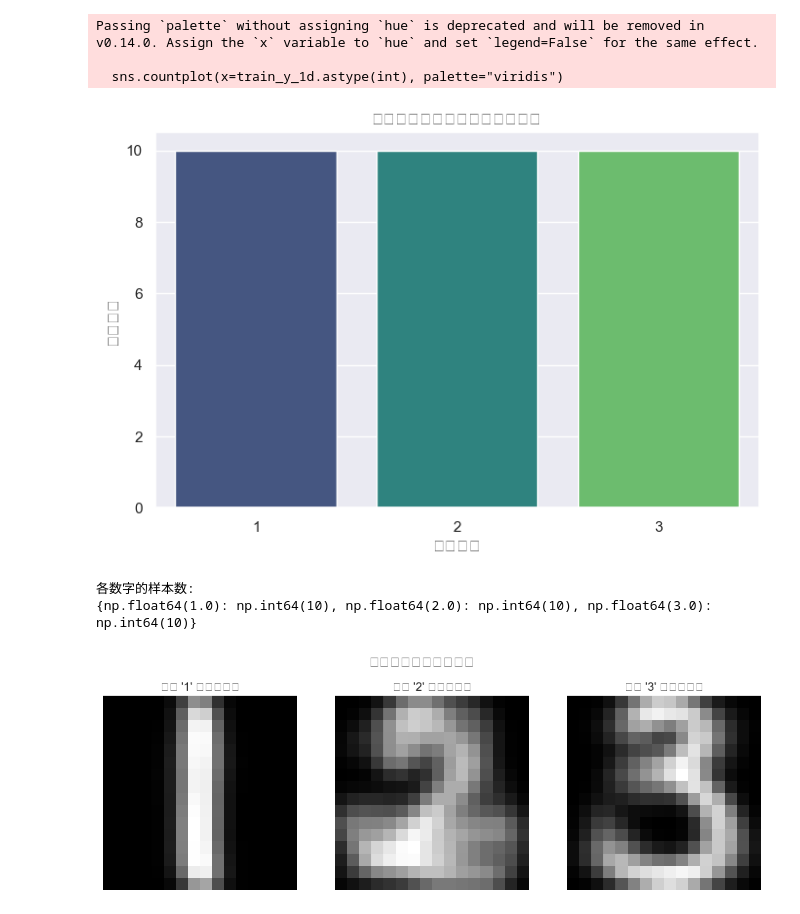
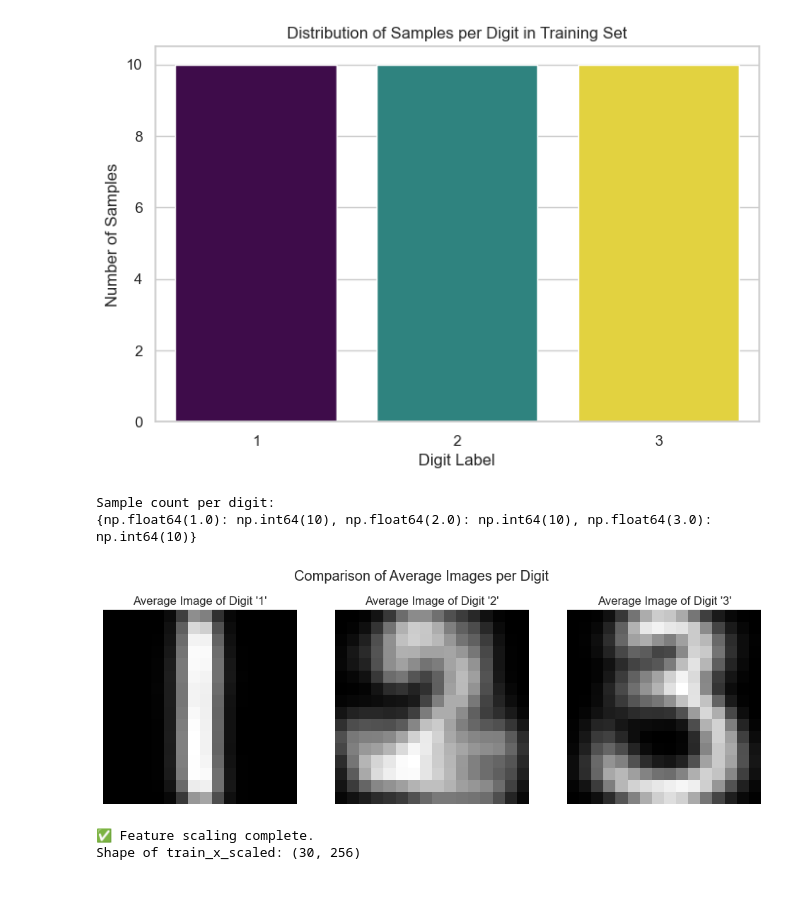
Before and after one commit to miaMAYUE/digi_rec_proj, a Jupyter notebook: test.ipynb, the cells around one changed output. Drawn from its saved outputs; the diff is of its cells as text; code cells hidden in the pictures.

```diff
--- a/test.ipynb
+++ b/test.ipynb
@@ -124,58 +123,70 @@ import seaborn as sns
 import numpy as np
 
 # 设置绘图风格
-sns.set(style="darkgrid")
+sns.set_theme(style="whitegrid")
 
 # 绘制条形图来显示每个标签的数量
 plt.figure(figsize=(8, 5)) # 设置画布大小
-sns.countplot(x=train_y_1d.astype(int), palette="viridis")
 
-plt.title("训练集中各数字的样本数量分布")
-plt.xlabel("数字标签")
-plt.ylabel("样本数量")
+data_to_plot = pd.DataFrame({'label': train_y_1d.astype(int)})
+sns.countplot(data=data_to_plot, x='label', hue='label', palette="viridis", legend=False)
+
+plt.title("Distribution of Samples per Digit in Training Set")
+plt.xlabel("Digit Label")
+plt.ylabel("Number of Samples")
 plt.show()
 
 # 也可以用 numpy 直接打印出具体的数字
 unique, counts = np.unique(train_y_1d, return_counts=True)
-print("各数字的样本数:")
+print("Sample count per digit:")
 print(dict(zip(unique, counts)))
 # %% [output]
+[figure, new version]
-Passing `palette` without assigning `hue` is deprecated and will be removed in v0.14.0. Assign the `x` variable to `hue` and set `legend=False` for the same effect.
-
-  sns.countplot(x=train_y_1d.astype(int), palette="viridis")
+Sample count per digit:
+{np.float64(1.0): np.int64(10), np.float64(2.0): np.int64(10), np.float64(3.0): np.int64(10)}
-[figure, old version]
-各数字的样本数:
-{np.float64(1.0): np.int64(10), np.float64(2.0): np.int64(10), np.float64(3.0): np.int64(10)}
 # %%
 # 创建一个 1x3 的子图网格，用来并排显示3个数字的平均图像
 fig, axes = plt.subplots(1, 3, figsize=(12, 4))
 
 # 我们要看的数字是 1, 2, 3
 labels_to_show = [1, 2, 3]
 
 for i, label in enumerate(labels_to_show):
     # 1. 找到所有标签为当前数字的图像
     #    train_y_1d == label 会返回一个布尔数组 [True, False, True, ...]
     #    train_x[...] 会根据这个布尔数组筛选出对应的行
     images_of_a_digit = train_x[train_y_1d == label]
 
     # 2. 计算这些图像的平均值
     #    axis=0 表示沿着行的方向（样本方向）进行平均
     mean_image = images_of_a_digit.mean(axis=0)
 
     # 3. 将平均后的一维向量重塑为 16x16 图像
     mean_image_matrix = mean_image.reshape(16, 16)
 
     # 4. 在对应的子图上显示图像
     ax = axes[i]
     ax.imshow(mean_image_matrix, cmap='gray')
-    ax.set_title(f"数字 '{label}' 的平均图像")
+    ax.set_title(f"Average Image of Digit '{label}'")
     ax.axis('off')
 
-plt.suptitle("各数字的平均图像对比")
+plt.suptitle("Comparison of Average Images per Digit")
 plt.show()
 # %% [output]
-[figure, old version]
+[figure, new version]
+# %%
+# Feature Scaling
+from sklearn.preprocessing import StandardScaler
+
+scaler = StandardScaler()
+train_x_scaled = scaler.fit_transform(train_x)
+test_x_scaled = scaler.transform(test_x)
+
+print("✅ Feature scaling complete.")
+print(f"Shape of train_x_scaled: {train_x_scaled.shape}")
+# %% [output]
+✅ Feature scaling complete.
+Shape of train_x_scaled: (30, 256)
 # %%
 # KNN Model
 from sklearn.neighbors import KNeighborsClassifier
```
Also changed, not shown: parts of 9 cells of this notebook, 4 other files.
